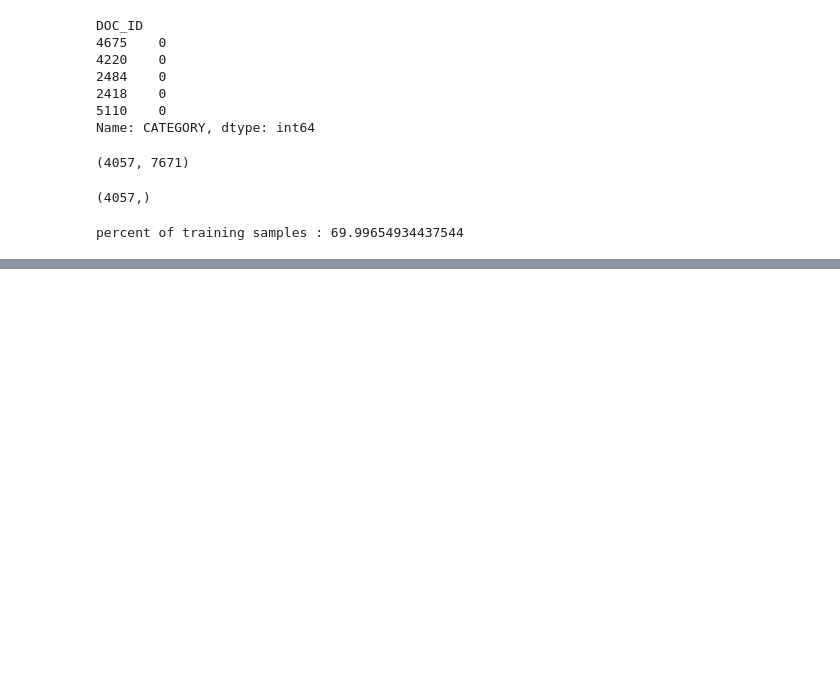
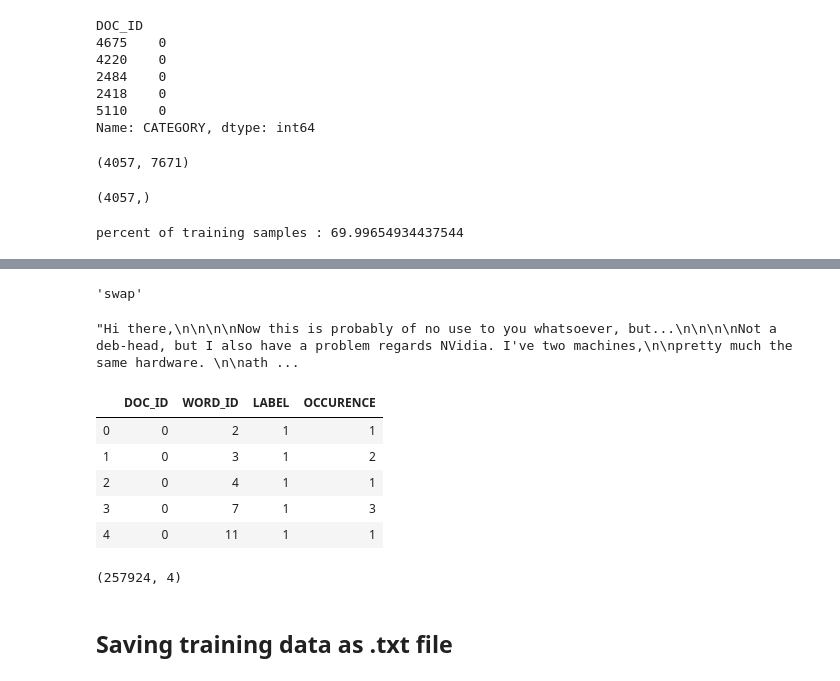
Before and after one commit to Nagaraj-U/Spam-Email-Classifier, a Jupyter notebook: Bayes Spam Classifier.ipynb, the cells around one changed output, grey strips where cells are left out. Saved outputs shown, nothing was run; the diff lists cells and outputs as text; code cells hidden in the pictures; blank space fills up the shorter version.

```diff
--- a/Bayes Spam Classifier.ipynb
+++ b/Bayes Spam Classifier.ipynb
@@ -925,0 +1027,2 @@ percent of training samples : 69.99654934437544
+# %%
+training_grouped_data = sparse_train_df.groupby(['DOC_ID','WORD_ID','LABEL']).sum()
@@ -925,0 +1053,24 @@ percent of training samples : 69.99654934437544
+# %%
+vocab.at[2039,'VOCAB_WORD']  #opening word with word_id = 2039 in vocab DF
+# %% [output]
+'swap'
+# %%
+data['MESSAGE'][5795] # in this msg swap appeared 2 times
+# %% [output]
+"Hi there,\n\n\n\nNow this is probably of no use to you whatsoever, but...\n\n\n\nNot a deb-head, but I also have a problem regards NVidia. I've two machines,\n\npretty much the same hardware. \n\nath ...
+# %%
+training_grouped_data = training_grouped_data.reset_index()
+training_grouped_data.head()
+# %% [output]
+|  | DOC_ID | WORD_ID | LABEL | OCCURENCE |
+| 0 | 0 | 2 | 1 | 1 |
+| 1 | 0 | 3 | 1 | 2 |
+| 2 | 0 | 4 | 1 | 1 |
+| 3 | 0 | 7 | 1 | 3 |
+| 4 | 0 | 11 | 1 | 1 |
+# %%
+training_grouped_data.shape
+# %% [output]
+(257924, 4)
+# %% [markdown]
+## Saving training data as .txt file
```
Also changed, not shown: parts of 36 cells of this notebook.
